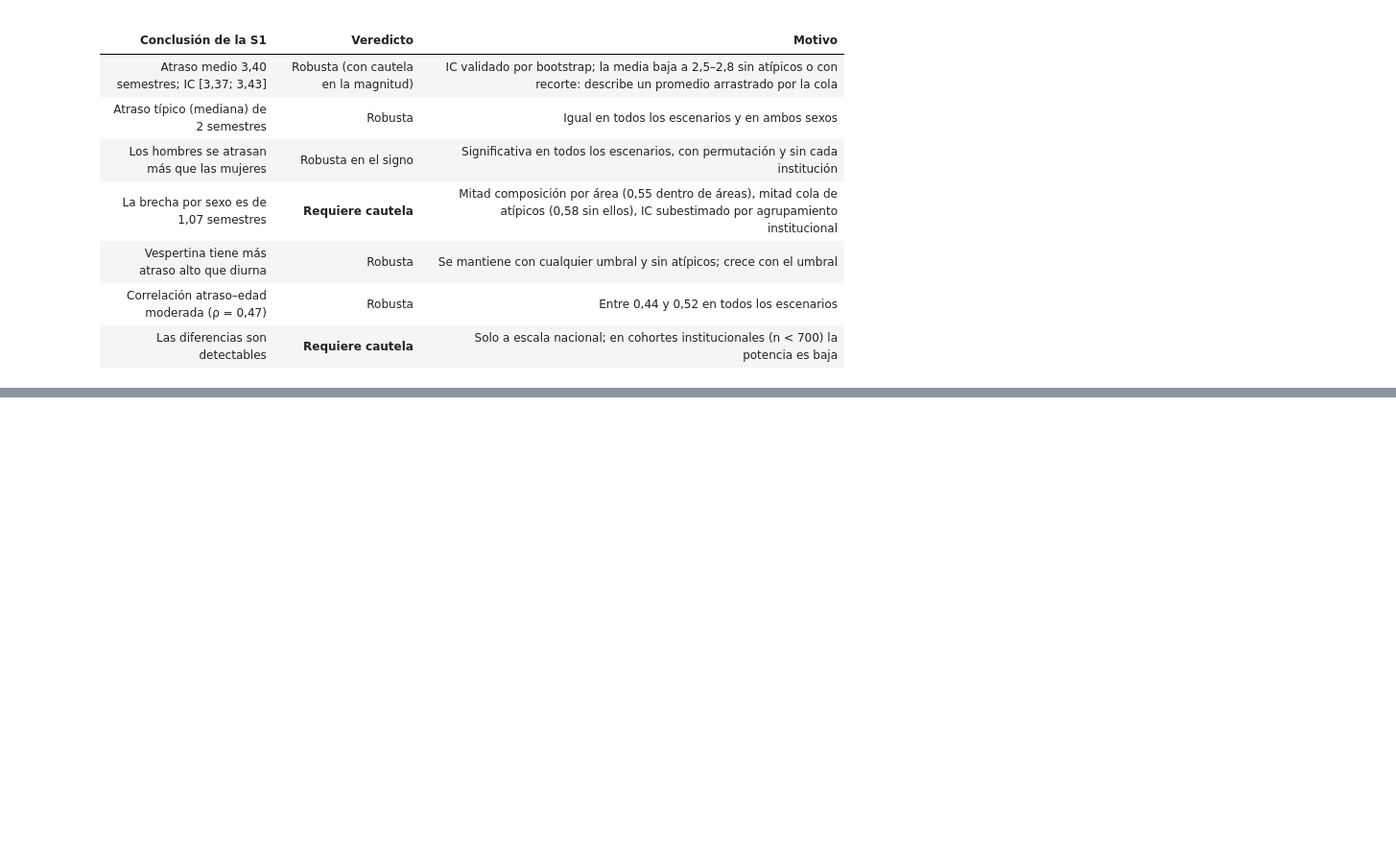
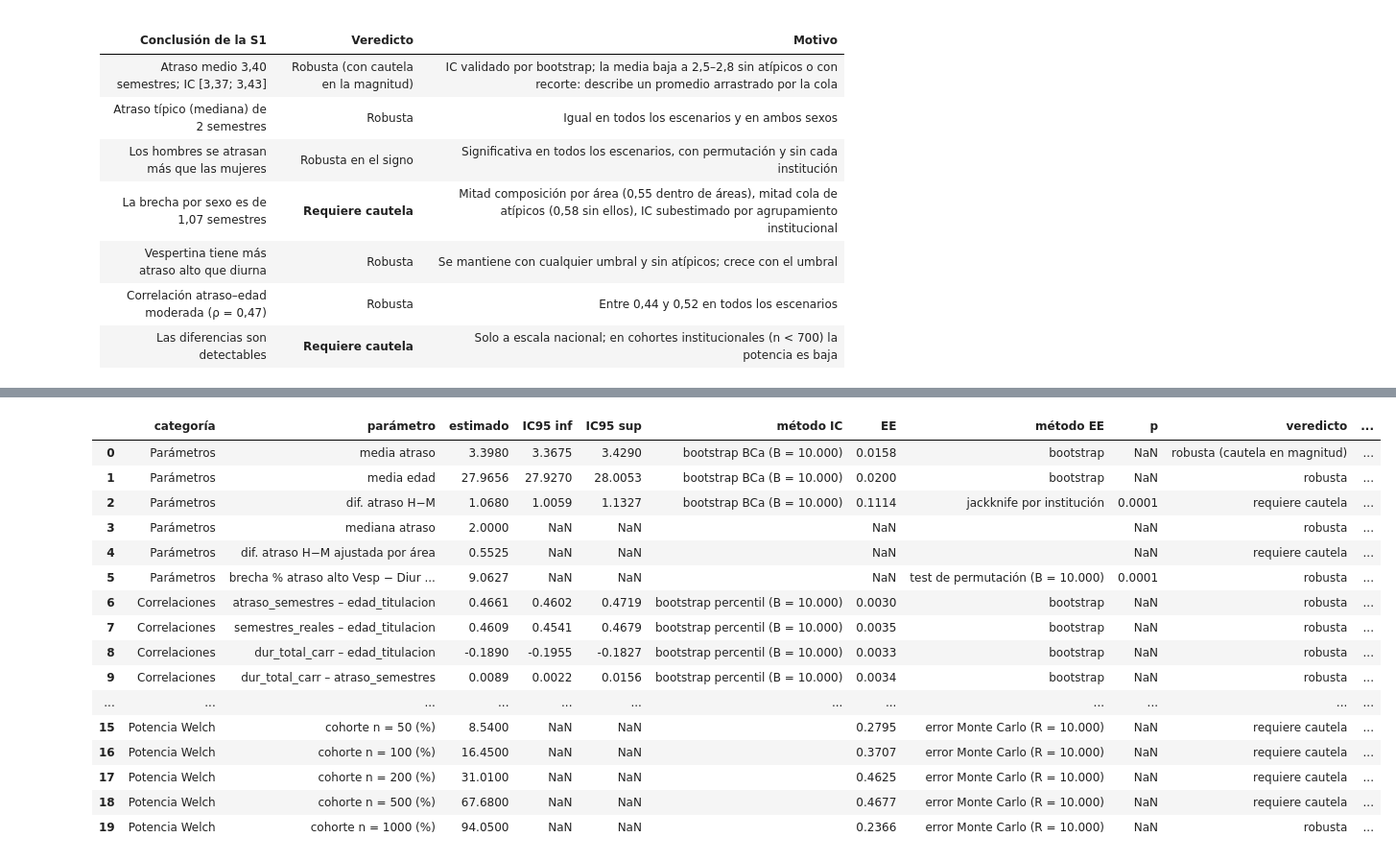
Before and after one commit to Feroroman/sumativa1-f2-mcdi501, a Jupyter notebook: S2/notebooks/Sumativa2_F3_Titulados.ipynb, the cells around one changed output, grey strips where cells are left out. Shown at 96% size. Drawn from its saved outputs; the diff is of its cells as text; code cells hidden in the pictures; blank space fills up the shorter version.

```diff
--- a/S2/notebooks/Sumativa2_F3_Titulados.ipynb
+++ b/S2/notebooks/Sumativa2_F3_Titulados.ipynb
@@ -836,0 +846,69 @@ EE jackknife = 0.111 | dif H−M ajustada por área = 0.552
+# %%
+def fila(categoria, parametro, estimado, li=np.nan, ls=np.nan, metodo_ic="", ee=np.nan,
+         metodo_ee="", p=np.nan, veredicto="", nota=""):
+    return {"categoría": categoria, "parámetro": parametro, "estimado": estimado,
+            "IC95 inf": li, "IC95 sup": ls, "método IC": metodo_ic, "EE": ee, "método EE": metodo_ee,
+            "p": p, "veredicto": veredicto, "nota": nota}
+
+filas = []
+
+# 1. Parámetros con bootstrap BCa (sección 3)
+veredictos = {
+    "media atraso":    ("robusta (cautela en magnitud)", "Baja a 2,5–2,8 sin atípicos o con media recortada"),
+    "media edad":      ("robusta", "IC t, percentil y BCa coinciden"),
+    "dif. atraso H−M": ("requiere cautela", "Signo robusto; magnitud: mitad efecto de área, sensible a atípicos"),
+}
+for nombre, (theta, reps, jack) in boot.items():
+    (li, ls), _, _ = ic_bca(reps, theta, jack)
+    es_dif = nombre == "dif. atraso H−M"
+    filas.append(fila("Parámetros", nombre, theta, li, ls, "bootstrap BCa (B = 10.000)",
+                      ee_jack if es_dif else reps.std(ddof=1),
+                      "jackknife por institución" if es_dif else "bootstrap",
+                      p1 if es_dif else np.nan, *veredictos[nombre]))
+
+filas.append(fila("Parámetros", "mediana atraso", np.median(x_atraso), veredicto="robusta",
+                  nota="Igual a 2 en hombres y mujeres y en todos los escenarios"))
+filas.append(fila("Parámetros", "dif. atraso H−M ajustada por área", dif_ajustada,
+                  veredicto="requiere cautela", nota="Promedio ponderado de la brecha dentro de 10 áreas"))
+filas.append(fila("Parámetros", "brecha % atraso alto Vesp − Diur (pp)", obs2, p=p2,
+                  metodo_ee="test de permutación (B = 10.000)", veredicto="robusta",
+                  nota="Crece con el umbral: 5,2 pp (> 3) a 12,1 pp (> 6)"))
+
+# 2. Correlaciones de Spearman (sección 5)
+for par, r in tabla_corr.iterrows():
+    filas.append(fila("Correlaciones", par, r["rho"], r["IC95 inf"], r["IC95 sup"],
+                      "bootstrap percentil (B = 10.000)", r["EE boot"], "bootstrap",
+                      veredicto="robusta", nota=f"Fuerza {r['fuerza']}"))
+
+# 3. Parámetros del modelo de simulación (sección 6)
+for sexo, (r_nb, p_nb) in {"hombres": NB_H, "mujeres": NB_M}.items():
+    filas.append(fila("Modelo Monte Carlo", f"BN {sexo}: r", r_nb, nota="Método de momentos con media y DE de la S1"))
+    filas.append(fila("Modelo Monte Carlo", f"BN {sexo}: p", p_nb, nota="Método de momentos con media y DE de la S1"))
+filas.append(fila("Modelo Monte Carlo", "P(mujer)", P_MUJER, nota="Proporción observada en la S1"))
+
+for n, r in tabla_mc.iterrows():
+    filas.append(fila("Potencia Welch", f"cohorte n = {n} (%)", r["potencia Welch %"],
+                      ee=r["EE Monte Carlo potencia"], metodo_ee="error Monte Carlo (R = 10.000)",
+                      veredicto="requiere cautela" if r["potencia Welch %"] < 80 else "robusta",
+                      nota="Bajo el supuesto binomial negativa"))
+
+tabla_validada = pd.DataFrame(filas)
+tabla_validada.round(4)
+# %% [output]
+|  | categoría | parámetro | estimado | IC95 inf | IC95 sup | método IC | EE | método EE | p | veredicto | ... |
+| 0 | Parámetros | media atraso | 3.3980 | 3.3675 | 3.4290 | bootstrap BCa (B = 10.000) | 0.0158 | bootstrap | NaN | robusta (cautela en magnitud) | ... |
+| 1 | Parámetros | media edad | 27.9656 | 27.9270 | 28.0053 | bootstrap BCa (B = 10.000) | 0.0200 | bootstrap | NaN | robusta | ... |
+| 2 | Parámetros | dif. atraso H−M | 1.0680 | 1.0059 | 1.1327 | bootstrap BCa (B = 10.000) | 0.1114 | jackknife por institución | 0.0001 | requiere cautela | ... |
+| 3 | Parámetros | mediana atraso | 2.0000 | NaN | NaN |  | NaN |  | NaN | robusta | ... |
+| 4 | Parámetros | dif. atraso H−M ajustada por área | 0.5525 | NaN | NaN |  | NaN |  | NaN | requiere cautela | ... |
+| 5 | Parámetros | brecha % atraso alto Vesp − Diur ... | 9.0627 | NaN | NaN |  | NaN | test de permutación (B = 10.000) | 0.0001 | robusta | ... |
+| 6 | Correlaciones | atraso_semestres – edad_titulacion | 0.4661 | 0.4602 | 0.4719 | bootstrap percentil (B = 10.000) | 0.0030 | bootstrap | NaN | robusta | ... |
+| 7 | Correlaciones | semestres_reales – edad_titulacion | 0.4609 | 0.4541 | 0.4679 | bootstrap percentil (B = 10.000) | 0.0035 | bootstrap | NaN | robusta | ... |
+| 8 | Correlaciones | dur_total_carr – edad_titulacion | -0.1890 | -0.1955 | -0.1827 | bootstrap percentil (B = 10.000) | 0.0033 | bootstrap | NaN | robusta | ... |
+| 9 | Correlaciones | dur_total_carr – atraso_semestres | 0.0089 | 0.0022 | 0.0156 | bootstrap percentil (B = 10.000) | 0.0034 | bootstrap | NaN | robusta | ... |
+| ... | ... | ... | ... | ... | ... | ... | ... | ... | ... | ... | ... |
+| 15 | Potencia Welch | cohorte n = 50 (%) | 8.5400 | NaN | NaN |  | 0.2795 | error Monte Carlo (R = 10.000) | NaN | requiere cautela | ... |
+| 16 | Potencia Welch | cohorte n = 100 (%) | 16.4500 | NaN | NaN |  | 0.3707 | error Monte Carlo (R = 10.000) | NaN | requiere cautela | ... |
+| 17 | Potencia Welch | cohorte n = 200 (%) | 31.0100 | NaN | NaN |  | 0.4625 | error Monte Carlo (R = 10.000) | NaN | requiere cautela | ... |
+| 18 | Potencia Welch | cohorte n = 500 (%) | 67.6800 | NaN | NaN |  | 0.4677 | error Monte Carlo (R = 10.000) | NaN | requiere cautela | ... |
+| 19 | Potencia Welch | cohorte n = 1000 (%) | 94.0500 | NaN | NaN |  | 0.2366 | error Monte Carlo (R = 10.000) | NaN | robusta | ... |
```
Also changed, not shown: parts of 4 cells of this notebook, 1 other file.
